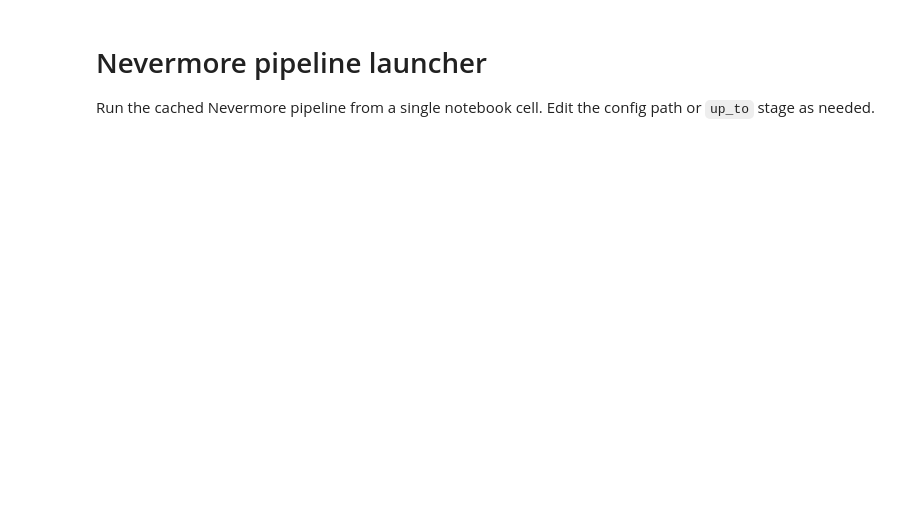
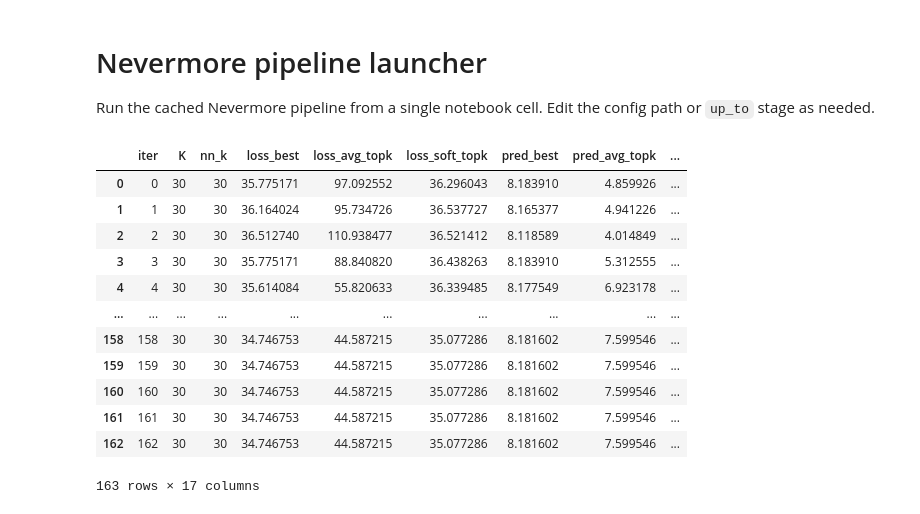
Before and after one commit to EESI/nevermore, a Jupyter notebook: notebooks/run_nevermore.ipynb, the cells around one changed output. Saved outputs shown, nothing was run; the diff lists cells and outputs as text; code cells hidden in the pictures; blank space fills up the shorter version.

```diff
--- a/notebooks/run_nevermore.ipynb
+++ b/notebooks/run_nevermore.ipynb
@@ -33,6 +33,22 @@ if retrieval and retrieval.outputs:
     cand_path = Path(retrieval.outputs.get("candidates", ""))
     if cand_path.exists():
         display(pd.read_csv(cand_path).head())
+# %%
+df
+# %% [output]
+|  | iter | K | nn_k | loss_best | loss_avg_topk | loss_soft_topk | pred_best | pred_avg_topk | ... |
+| 0 | 0 | 30 | 30 | 35.775171 | 97.092552 | 36.296043 | 8.183910 | 4.859926 | ... |
+| 1 | 1 | 30 | 30 | 36.164024 | 95.734726 | 36.537727 | 8.165377 | 4.941226 | ... |
+| 2 | 2 | 30 | 30 | 36.512740 | 110.938477 | 36.521412 | 8.118589 | 4.014849 | ... |
+| 3 | 3 | 30 | 30 | 35.775171 | 88.840820 | 36.438263 | 8.183910 | 5.312555 | ... |
+| 4 | 4 | 30 | 30 | 35.614084 | 55.820633 | 36.339485 | 8.177549 | 6.923178 | ... |
+| ... | ... | ... | ... | ... | ... | ... | ... | ... | ... |
+| 158 | 158 | 30 | 30 | 34.746753 | 44.587215 | 35.077286 | 8.181602 | 7.599546 | ... |
+| 159 | 159 | 30 | 30 | 34.746753 | 44.587215 | 35.077286 | 8.181602 | 7.599546 | ... |
+| 160 | 160 | 30 | 30 | 34.746753 | 44.587215 | 35.077286 | 8.181602 | 7.599546 | ... |
+| 161 | 161 | 30 | 30 | 34.746753 | 44.587215 | 35.077286 | 8.181602 | 7.599546 | ... |
+| 162 | 162 | 30 | 30 | 34.746753 | 44.587215 | 35.077286 | 8.181602 | 7.599546 | ... |
+163 rows × 17 columns
 # %%
 import json
 import pandas as pd
```
Also changed, not shown: parts of 4 cells of this notebook, 3 other files.
